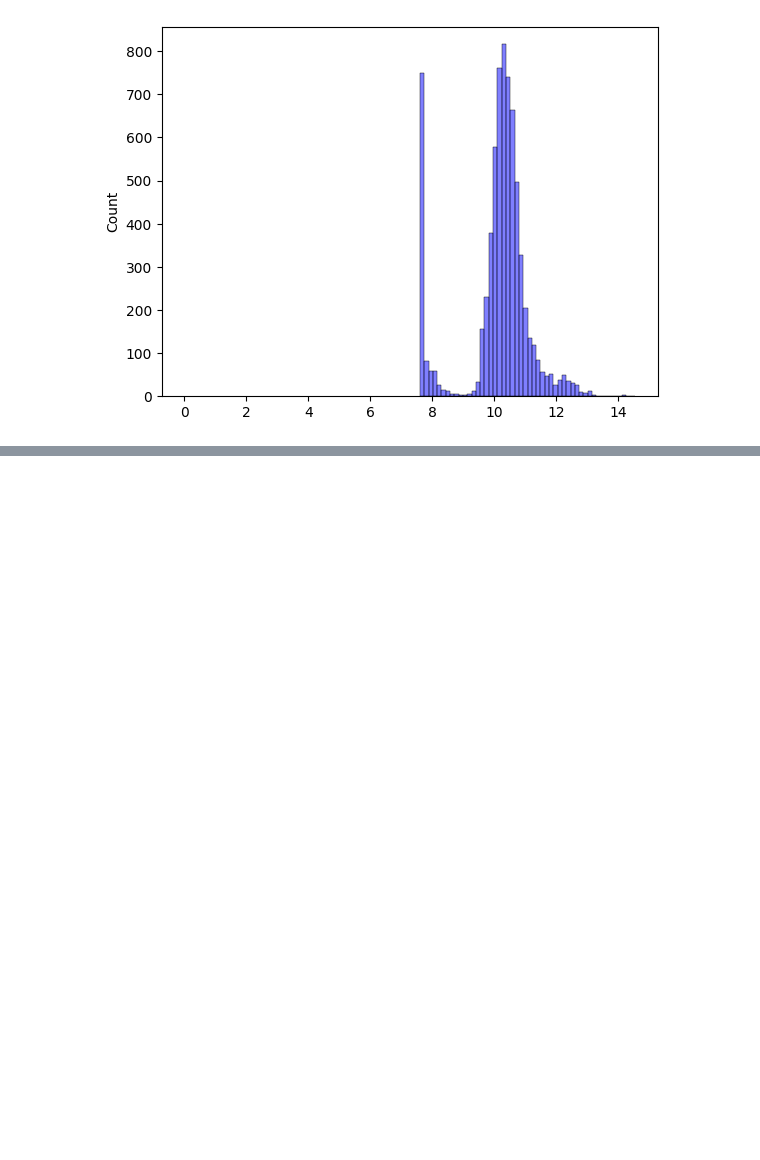
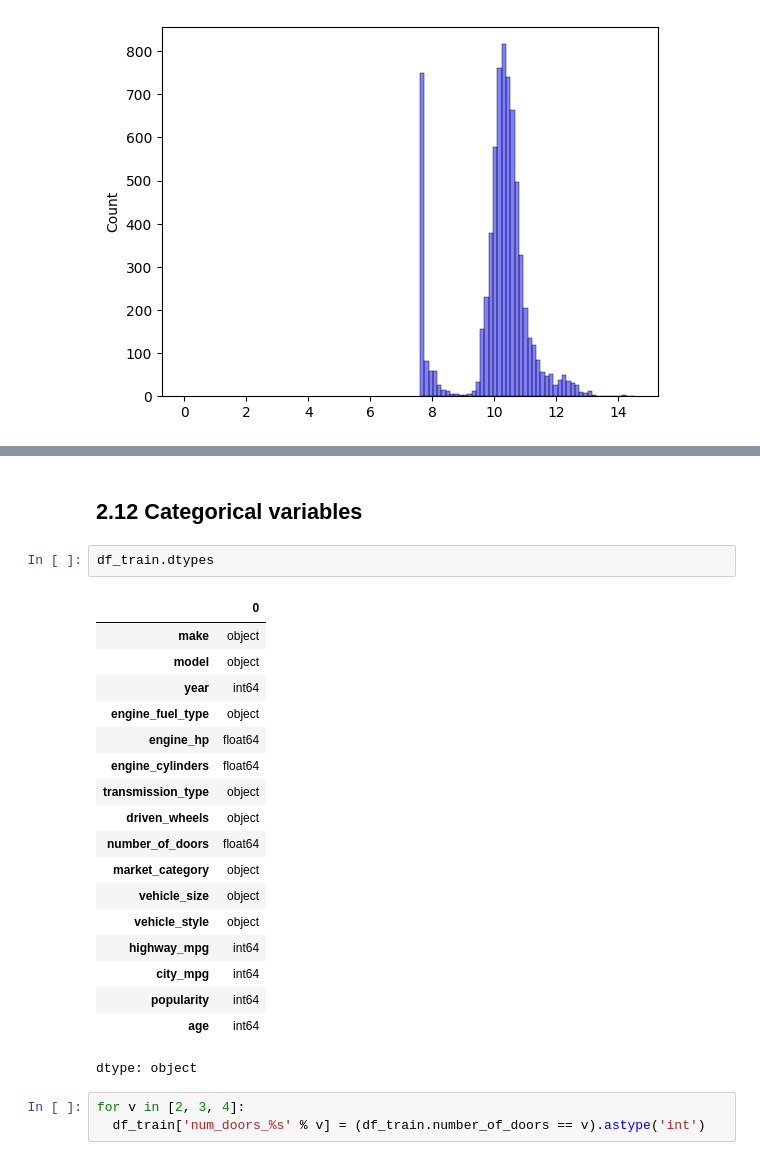
Before and after one commit to abliskan/ML-Zoomcamp-Personal-Note, a Jupyter notebook: 02_Regression/exercise/Week_2.ipynb, the cells around one changed output, grey strips where cells are left out. Cells and saved outputs as stored; diff of their text form; blank space fills up the shorter version.

```diff
--- a/02_Regression/exercise/Week_2.ipynb
+++ b/02_Regression/exercise/Week_2.ipynb
@@ -434,0 +526,26 @@ sns.histplot(y_train, color='blue', alpha=0.5, bins=50)
+# %% [markdown]
+## 2.12 Categorical variables
+# %%
+df_train.dtypes
+# %% [output]
+|  | 0 |
+| make | object |
+| model | object |
+| year | int64 |
+| engine_fuel_type | object |
+| engine_hp | float64 |
+| engine_cylinders | float64 |
+| transmission_type | object |
+| driven_wheels | object |
+| number_of_doors | float64 |
+| market_category | object |
+| vehicle_size | object |
+| vehicle_style | object |
+| highway_mpg | int64 |
+| city_mpg | int64 |
+| popularity | int64 |
+| age | int64 |
+dtype: object
+# %%
+for v in [2, 3, 4]:
+  df_train['num_doors_%s' % v] = (df_train.number_of_doors == v).astype('int')
```
Also changed, not shown: parts of 47 cells of this notebook.
